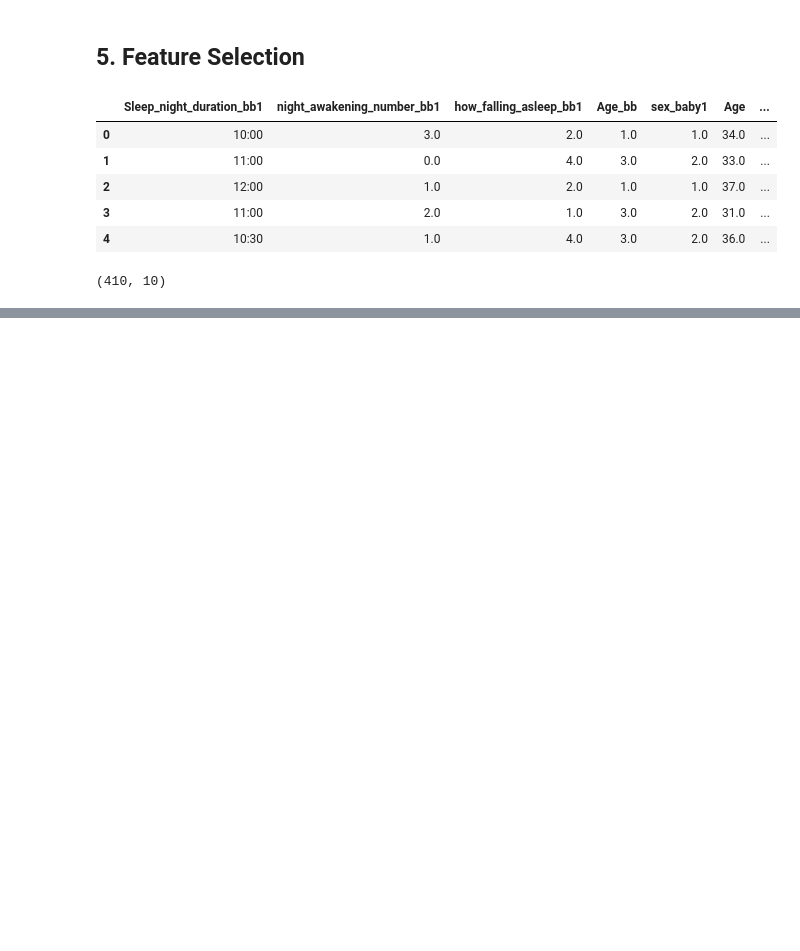
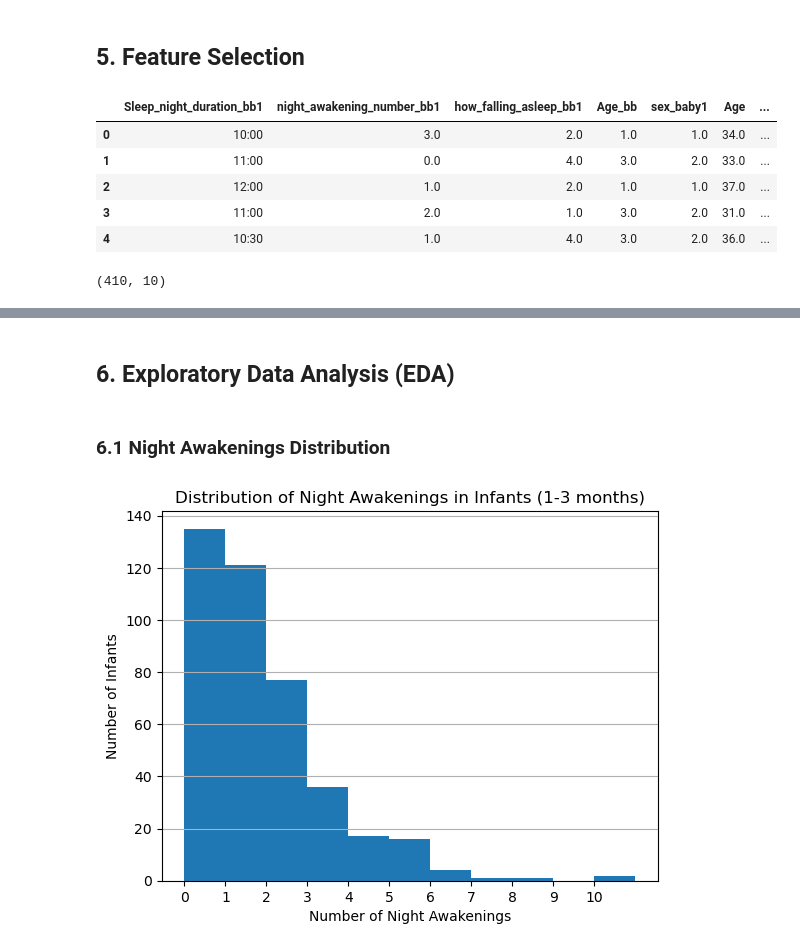
Before and after one commit to atanasovnikolay/AI_ML_DataScience, a Jupyter notebook: Data_Science_project.ipynb, the cells around one changed output, grey strips where cells are left out. Cells and saved outputs as stored; diff of their text form; code cells hidden in the pictures; blank space fills up the shorter version.

Commit message:
First EDA, night awakenings and night sleep duration histograms

```diff
--- a/Data_Science_project.ipynb
+++ b/Data_Science_project.ipynb
@@ -258,0 +319,19 @@ sleep_selected.describe()
+# %% [markdown]
+## 6. Exploratory Data Analysis (EDA)
+# %% [markdown]
+### 6.1 Night Awakenings Distribution
+# %%
+plt.figure()
+plt.hist(sleep_selected['night_awakening_number_bb1'], bins=range(0,12))
+
+plt.xlabel("Number of Night Awakenings")
+plt.ylabel("Number of Infants")
+plt.title("Distribution of Night Awakenings in Infants (1-3 months)")
+
+plt.xticks(range(0,11))  # shows all integers
+
+plt.grid(axis='y')
+
+plt.show()
+# %% [output]
+[figure, added]
```
Also changed, not shown: parts of 15 cells of this notebook.
